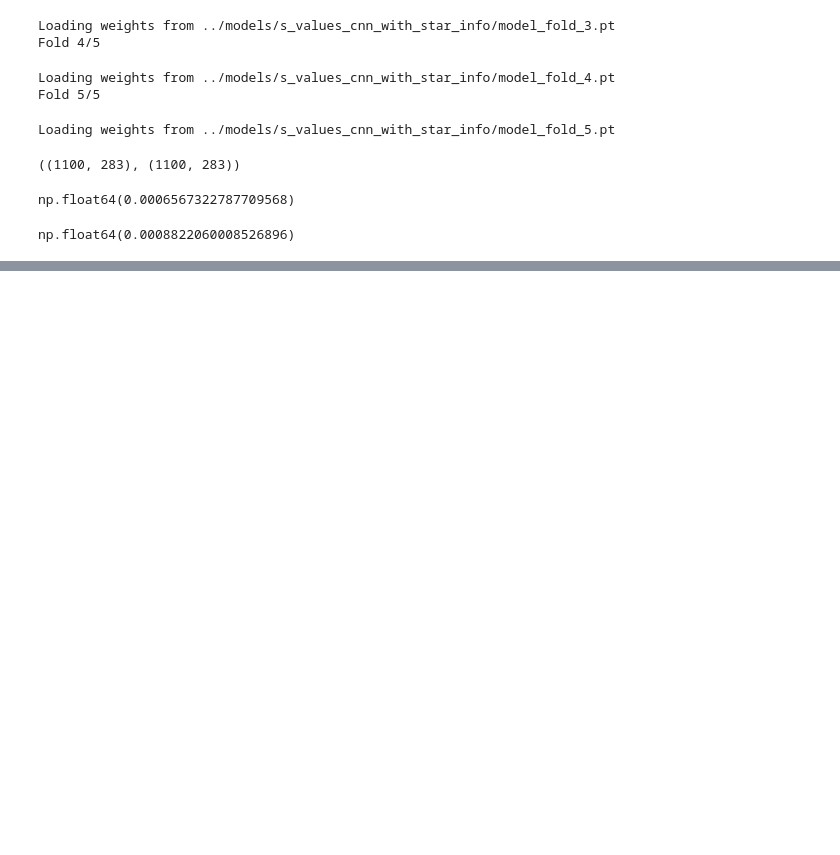
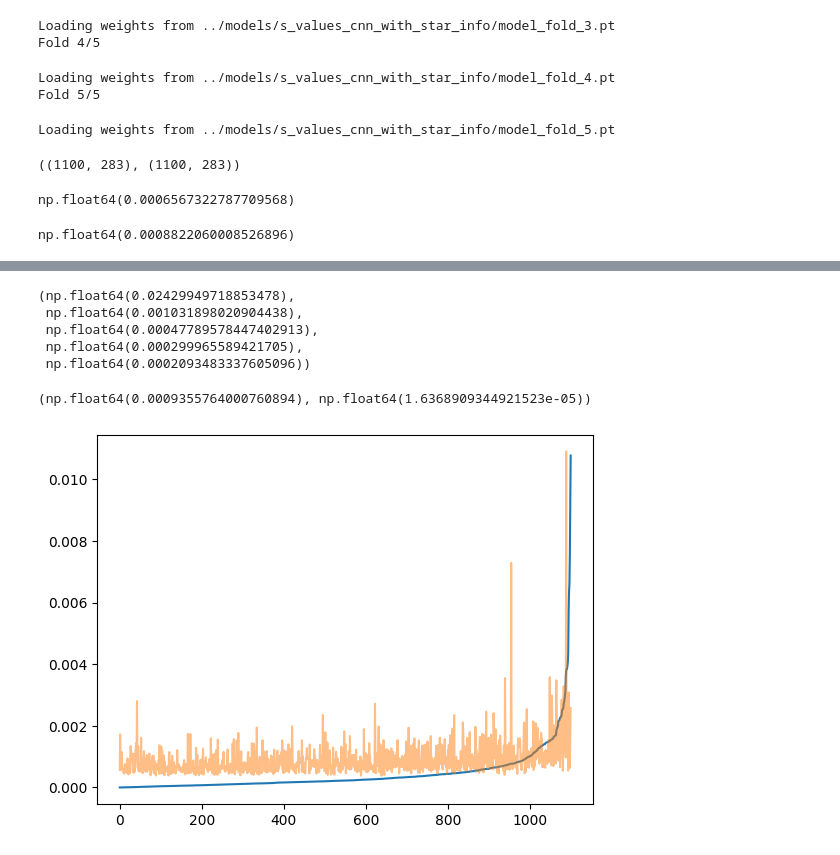
Before and after one commit to Rajveersoni9/Ariel-Data-Model, a Jupyter notebook: notebooks/s-values-cnn-with-star-info.ipynb, the cells around one changed output, grey strips where cells are left out. Cells and saved outputs as stored; diff of their text form; code cells hidden in the pictures; blank space fills up the shorter version.

```diff
--- a/notebooks/s-values-cnn-with-star-info.ipynb
+++ b/notebooks/s-values-cnn-with-star-info.ipynb
@@ -127,0 +128,20 @@ plt.show()
+# %%
+sigma[:, 1:].max(), np.percentile(sigma[:, 1:], 95), np.median(sigma[:, 1:]), np.percentile(sigma[:, 1:], 5), sigma[:, 1:].min()
+# %% [output]
+(np.float64(0.02429949718853478),
+ np.float64(0.001031898020904438),
+ np.float64(0.00047789578447402913),
+ np.float64(0.000299965589421705),
+ np.float64(0.0002093483337605096))
+# %%
+np.percentile(np.abs(predections[:, 1:] - train_labels[:, 1:]), 95), np.percentile(np.abs(predections[:, 1:] - train_labels[:, 1:]), 5)
+# %% [output]
+(np.float64(0.0009355764000760894), np.float64(1.6368909344921523e-05))
+# %%
+fgs_errors = np.abs(predections[:, 0] - train_labels[:, 0]).flatten()
+fgs_flat_sigma = sigma[:, 0].flatten()
+plt.plot(np.sort(fgs_errors))
+plt.plot(fgs_flat_sigma[np.argsort(fgs_errors)], alpha=0.5)
+plt.show()
+# %% [output]
+[figure, added]
```
Also changed, not shown: parts of 4 cells of this notebook, 2 other files.
